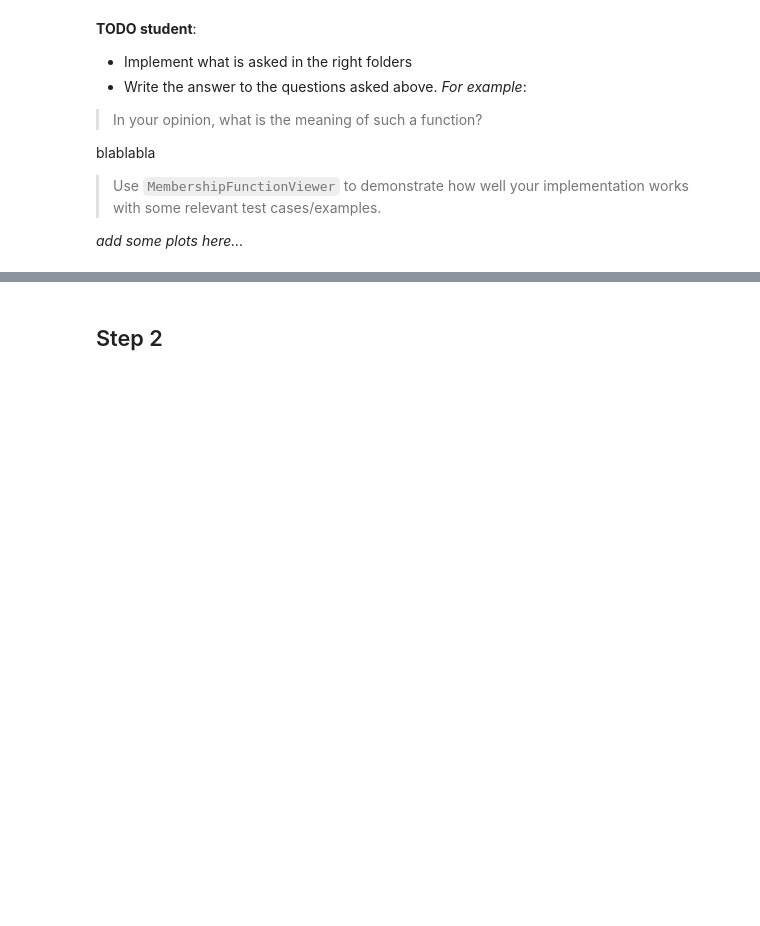
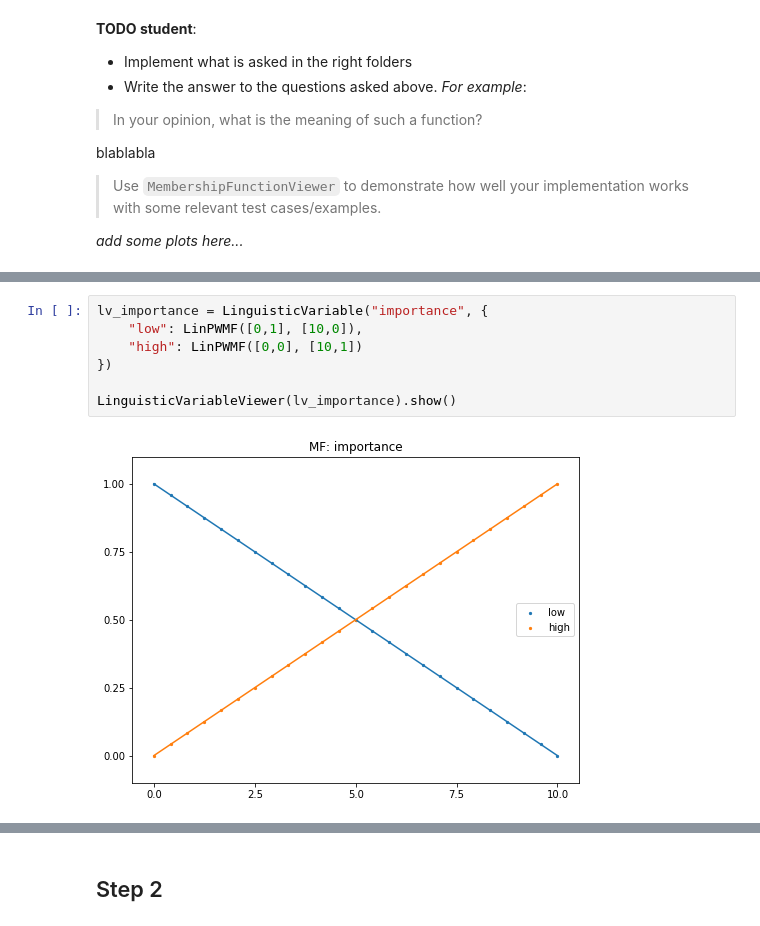
Before and after one commit to Nortalle/LFA_labo_021, a Jupyter notebook: LFA labo 040/000_exam_problem.ipynb, the cells around one changed output, grey strips where cells are left out. Cells and saved outputs as stored; diff of their text form; blank space fills up the shorter version.

```diff
--- a/LFA labo 040/000_exam_problem.ipynb
+++ b/LFA labo 040/000_exam_problem.ipynb
@@ -238,0 +150,9 @@ predicted_value {'priority': 0.3966143213820694}
+# %%
+lv_importance = LinguisticVariable("importance", {
+    "low": LinPWMF([0,1], [10,0]),
+    "high": LinPWMF([0,0], [10,1])
+})
+
+LinguisticVariableViewer(lv_importance).show()
+# %% [output]
+[figure, added]
```
Also changed, not shown: parts of 15 cells of this notebook.
